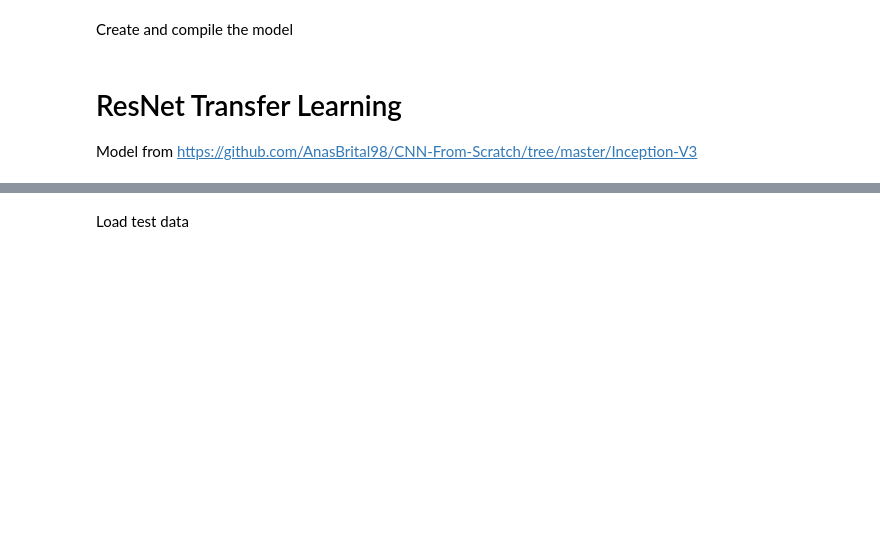
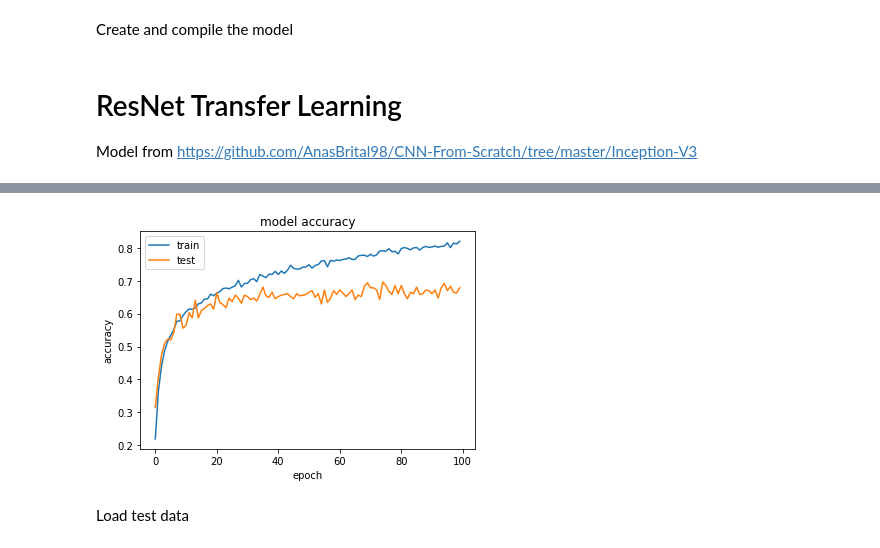
Before and after one commit to heroza/Experiment-0, a Jupyter notebook: ISIC Dataset using ResNet-50 Transfer Learning with Fine Tuning.ipynb, the cells around one changed output, grey strips where cells are left out. Cells and saved outputs as stored; diff of their text form; code cells hidden in the pictures; blank space fills up the shorter version.

```diff
--- a/ISIC Dataset using ResNet-50 Transfer Learning with Fine Tuning.ipynb
+++ b/ISIC Dataset using ResNet-50 Transfer Learning with Fine Tuning.ipynb
@@ -245,13 +245,13 @@ for layer in base_model.layers:
 
 # compile the model (should be done *after* setting layers to non-trainable)
 #model.compile(optimizer='rmsprop', loss='categorical_crossentropy')
-model.compile(optimizer="adam", loss="categorical_crossentropy", metrics=[
-        tf.keras.metrics.Precision(),
-        tf.keras.metrics.Recall(),
-        tf.keras.metrics.AUC(),
-        "accuracy"
-    ])
+#model.compile(optimizer="adam", loss="categorical_crossentropy", metrics=[
+#        tf.keras.metrics.Precision(),
+#        tf.keras.metrics.Recall(),
+#        tf.keras.metrics.AUC(),
+#        "accuracy"
+ #   ])
 
 # train the model on the new data for a few epochs
-hst = model.fit(X_train, validation_data=X_val, epochs=EPOCHS)
+#hst = model.fit(X_train, validation_data=X_val, epochs=EPOCHS)
 # %% [output]
@@ -349,12 +335,14 @@ Epoch 75/100
 # %%
 # summarize history for accuracy
-plt.plot(hst.history['accuracy','precision_1','recall_1','auc'])
-plt.plot(hst.history['val_accuracy','val_precision_1','val_recall_1','val_auc'])
+plt.plot(hst.history['accuracy'])
+plt.plot(hst.history['val_accuracy'])
 plt.title('model accuracy')
 plt.ylabel('accuracy')
 plt.xlabel('epoch')
 plt.legend(['train', 'test'], loc='upper left')
 plt.show()
+# %% [output]
+[figure, added]
 # %% [markdown]
 Load test data
 # %%
```
Also changed, not shown: parts of 16 cells of this notebook.
